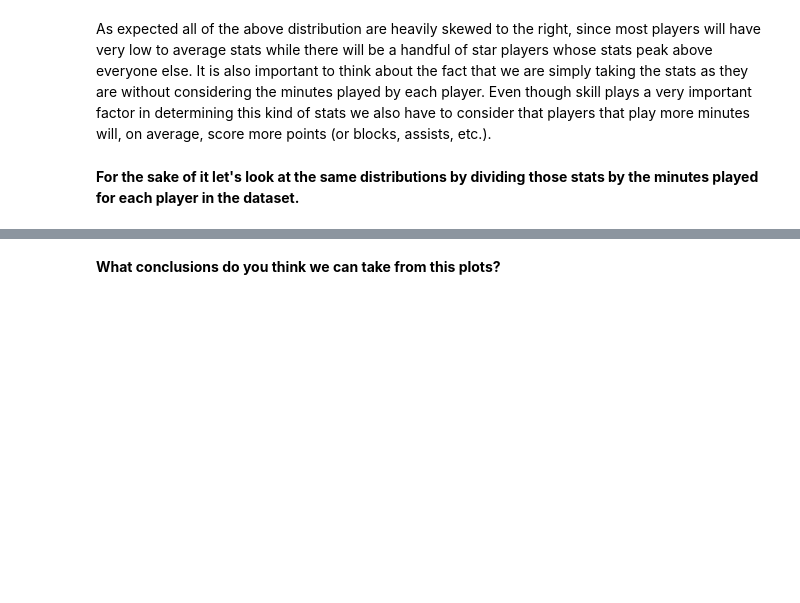
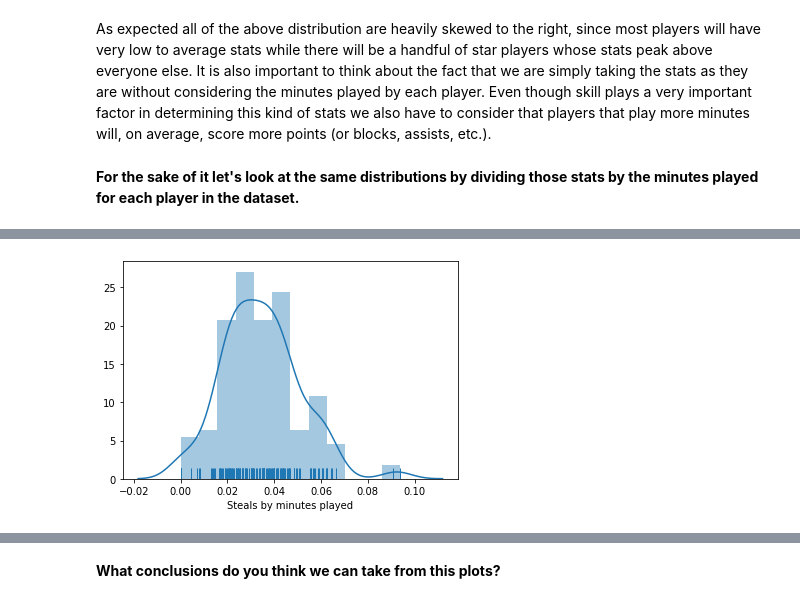
Before and after one commit to ta-data-lis/M2-mini-project2, a Jupyter notebook: your-code/2.-Exploratory-Data-Analysis.ipynb, the cells around one changed output, grey strips where cells are left out. Saved outputs shown, nothing was run; the diff lists cells and outputs as text; code cells hidden in the pictures; blank space fills up the shorter version.

```diff
--- a/your-code/2.-Exploratory-Data-Analysis.ipynb
+++ b/your-code/2.-Exploratory-Data-Analysis.ipynb
@@ -298,0 +313,8 @@ As expected all of the above distribution are heavily skewed to the right, since
+# %%
+# STL - steals by minutes played
+
+sns.distplot(wnba['STL']/wnba['MIN'], rug=True)
+plt.xlabel('Steals by minutes played')
+plt.show()
+# %% [output]
+[figure, added]
```
Also changed, not shown: parts of 12 cells of this notebook, 4 other files.
